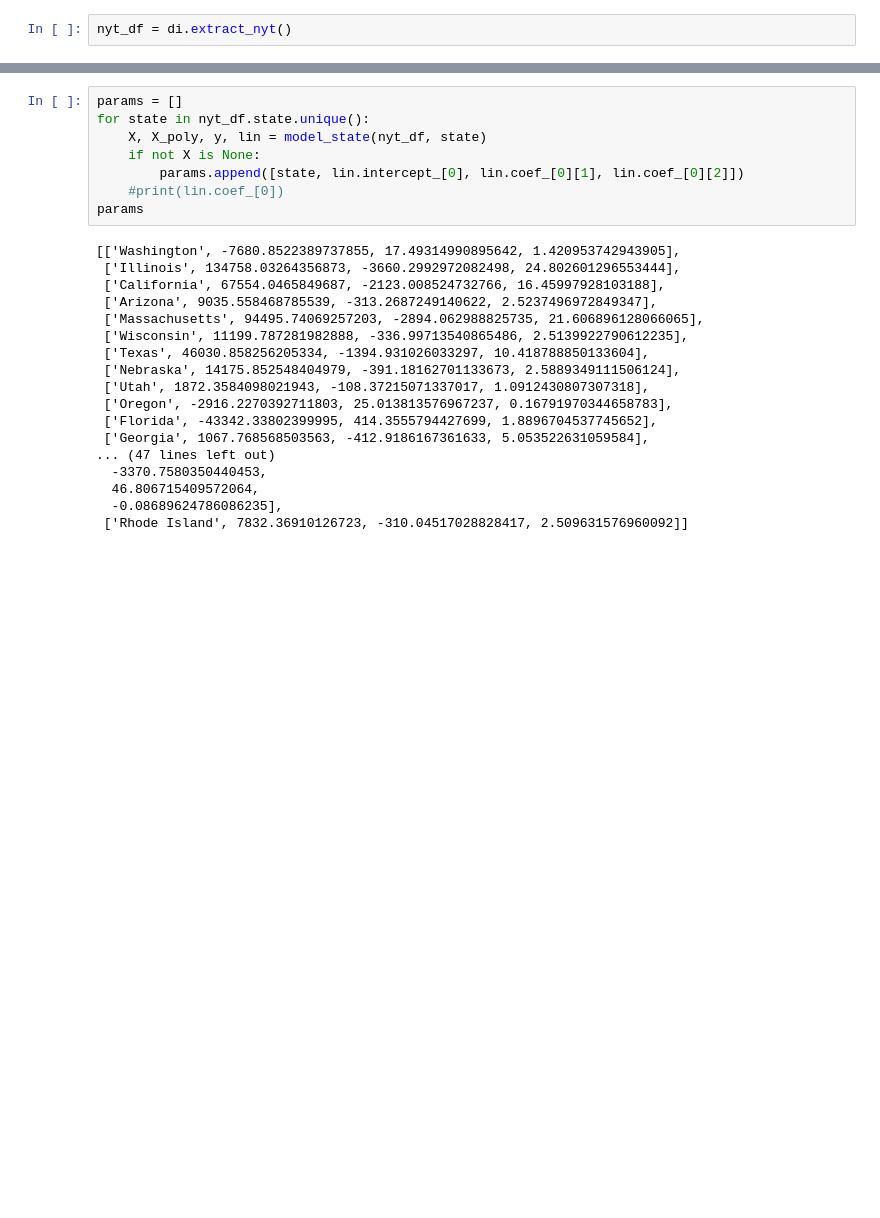
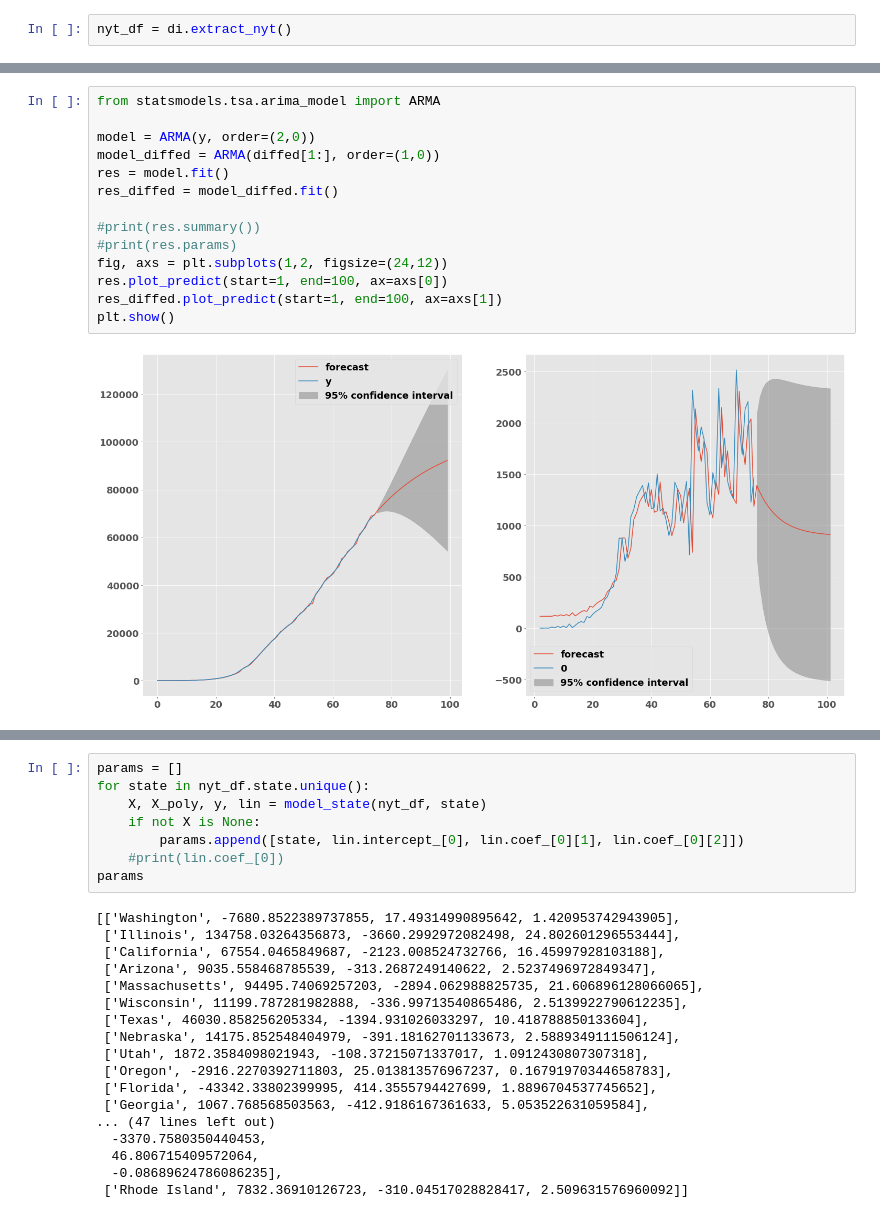
Before and after one commit to ian-branum/predicting-coronavirus, a Jupyter notebook: TS.ipynb, the cells around one changed output, grey strips where cells are left out. Cells and saved outputs as stored; diff of their text form; blank space fills up the shorter version.

```diff
--- a/TS.ipynb
+++ b/TS.ipynb
@@ -57,0 +75,16 @@ plt.show()
+# %%
+from statsmodels.tsa.arima_model import ARMA
+
+model = ARMA(y, order=(2,0))
+model_diffed = ARMA(diffed[1:], order=(1,0))
+res = model.fit()
+res_diffed = model_diffed.fit()
+
+#print(res.summary())
+#print(res.params)
+fig, axs = plt.subplots(1,2, figsize=(24,12))
+res.plot_predict(start=1, end=100, ax=axs[0])
+res_diffed.plot_predict(start=1, end=100, ax=axs[1])
+plt.show()
+# %% [output]
+[figure, added]
```
Also changed, not shown: parts of 15 cells of this notebook, 19 other files.
